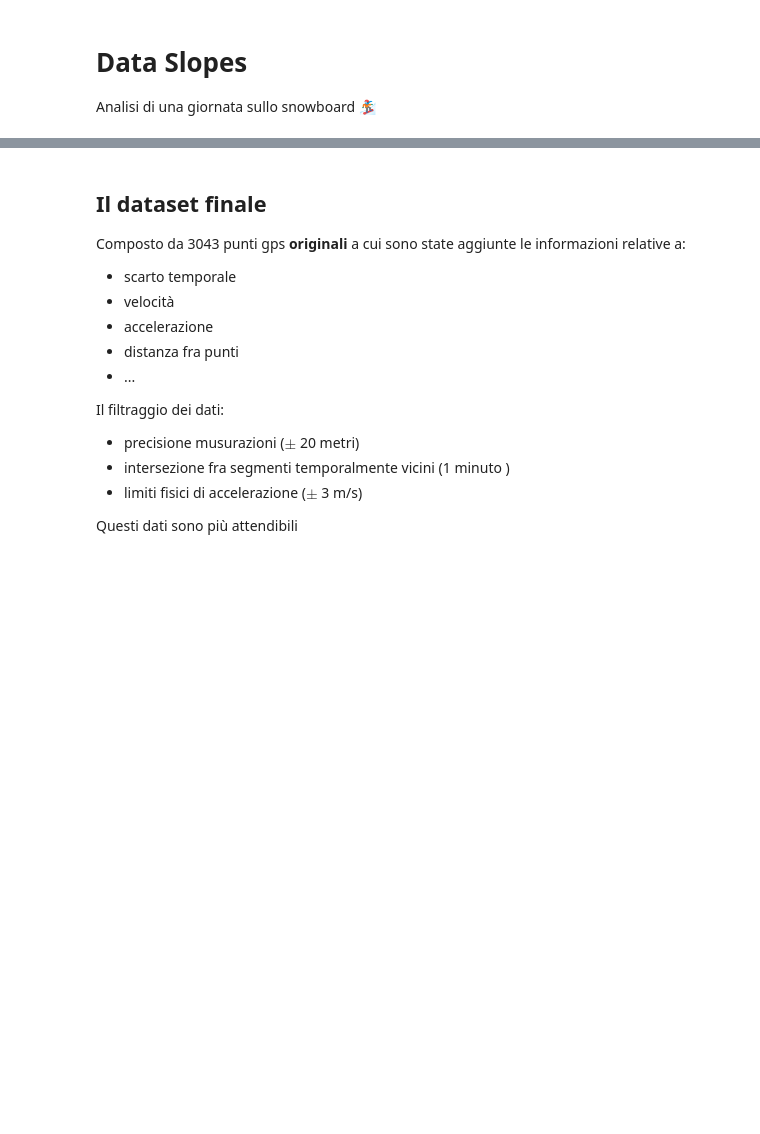
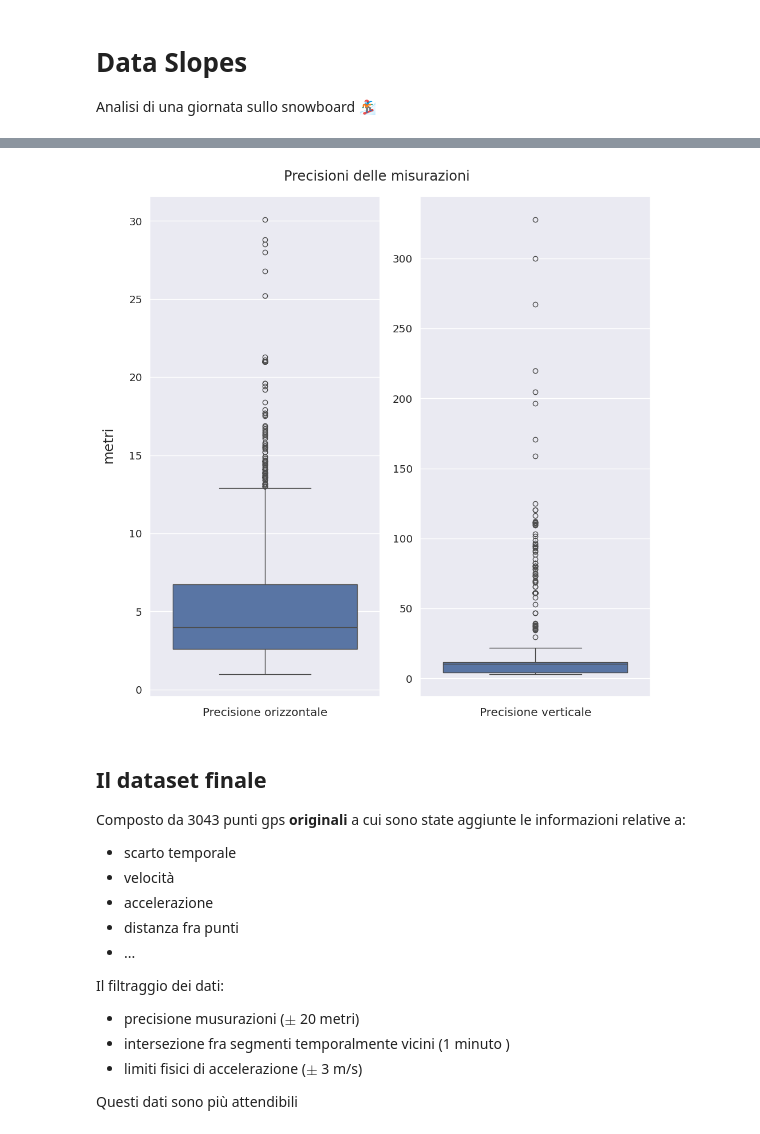
Before and after one commit to thomasmassarutto/DataSlopes, a Jupyter notebook: DataSlopes.ipynb, the cells around one changed output, grey strips where cells are left out. Cells and saved outputs as stored; diff of their text form; code cells hidden in the pictures; blank space fills up the shorter version.

Commit message:
analisi precisioni

```diff
--- a/DataSlopes.ipynb
+++ b/DataSlopes.ipynb
@@ -111 +101,29 @@ plt.show()
+# %%
+## grafico precisioni
+
+gdf_raw_precisions= gdf_raw[['precisione_orizzontale', 'precisione_verticale']]
+
+f, ax = plt.subplots(1, 2, figsize=(10, 10))
+
+f.suptitle("Precisioni delle misurazioni")
+
+f.supylabel("metri")
+
+box1= sns.boxplot(
+        ax=ax[0],
+        data= gdf_raw_precisions[['precisione_orizzontale']]
+        )
+box1.set(xticklabels=[])
+ax[0].set_xlabel('Precisione orizzontale')
+
+box2= sns.boxplot(
+        ax=ax[1],
+        data= gdf_raw_precisions[['precisione_verticale']]
+        )
+box2.set(xticklabels=[])
+ax[1].set_xlabel('Precisione verticale')
+
+plt.tight_layout()
+# %% [output]
+[figure, added]
 # %%
```
Also changed, not shown: parts of 28 cells of this notebook, 1 other file.
